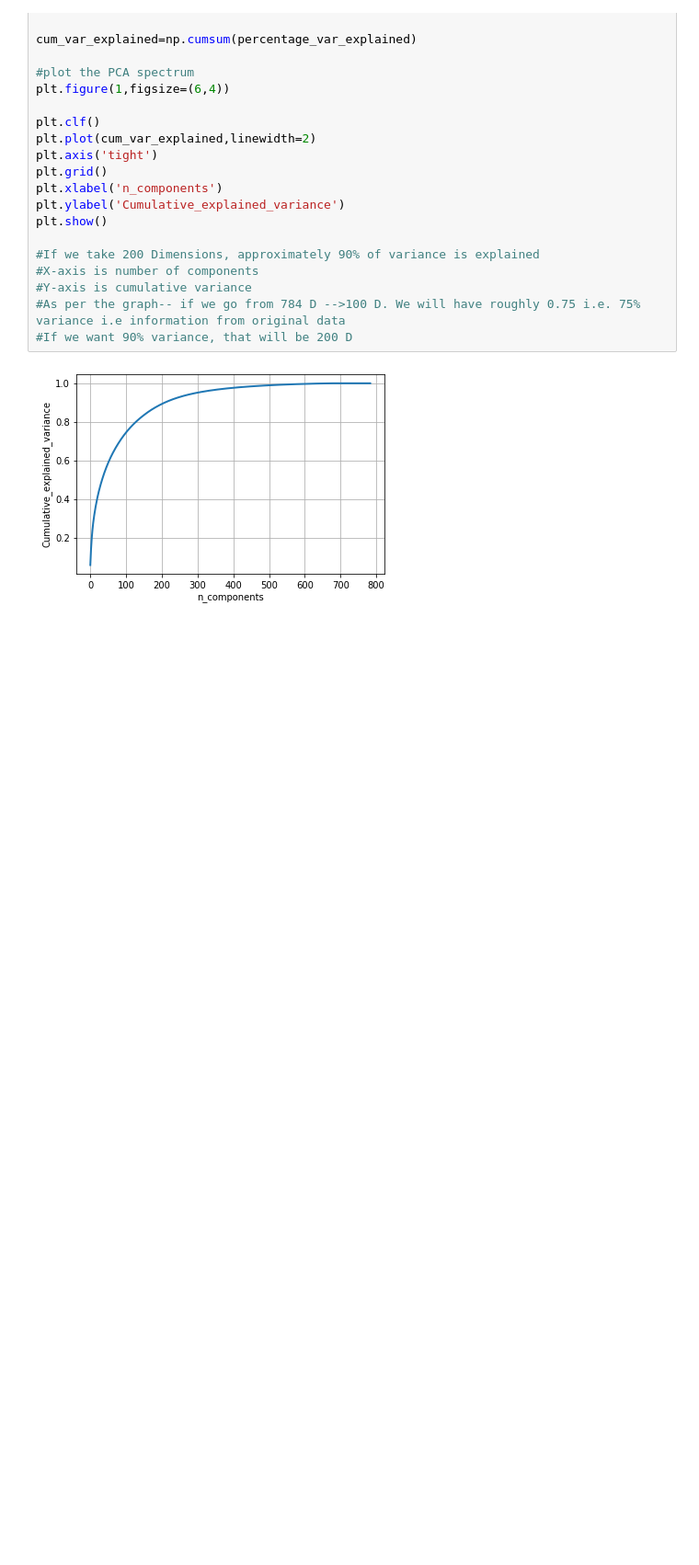
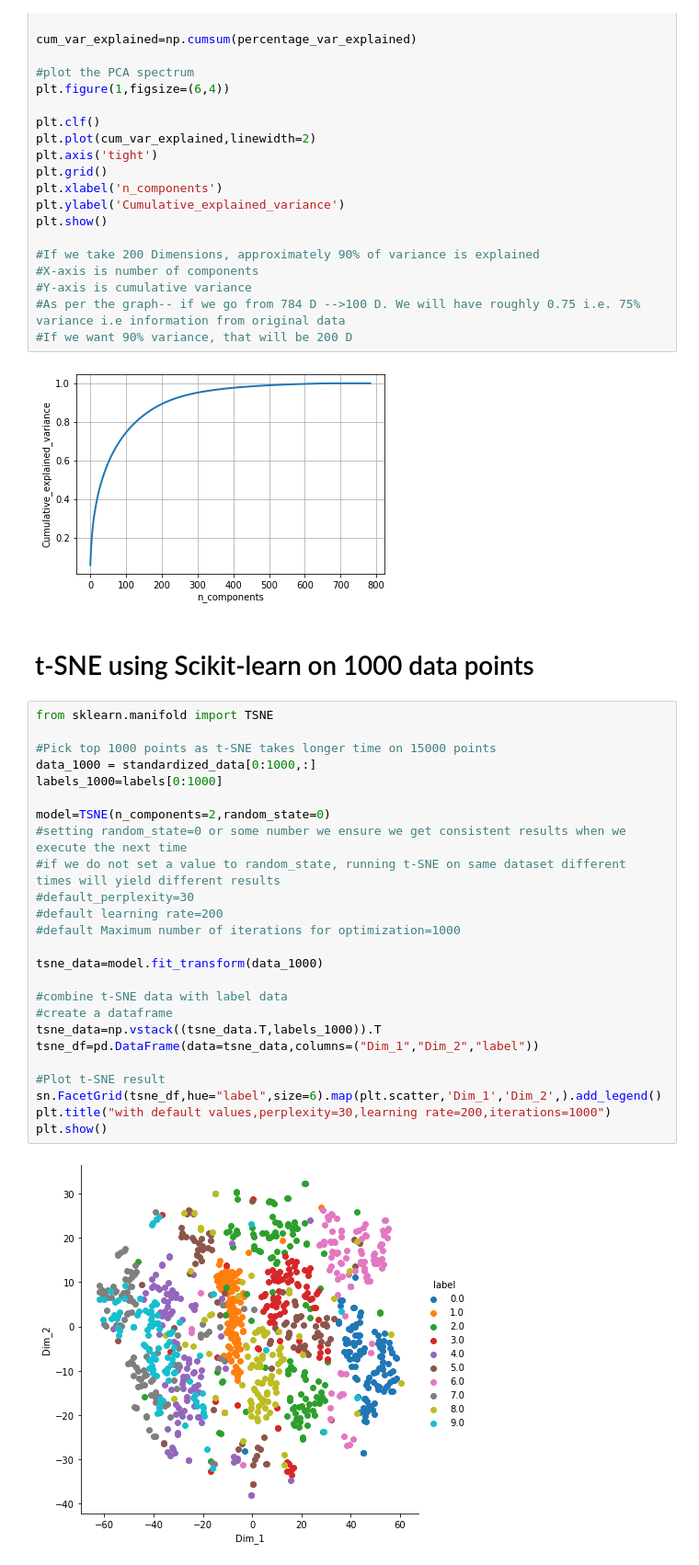
Before and after one commit to vedavd/FeatureEngineering, a Jupyter notebook: Dimensionality Reduction-L10.ipynb, the cells around one changed output. Shown: that part at 92% size. Saved outputs shown, nothing was run; the diff lists cells and outputs as text; blank space fills up the shorter version.

```diff
--- a/Dimensionality Reduction-L10.ipynb
+++ b/Dimensionality Reduction-L10.ipynb
@@ -240,3 +240,32 @@ plt.show()
 #If we want 90% variance, that will be 200 D
 # %% [output]
 [figure]
+# %% [markdown]
+# t-SNE using Scikit-learn on 1000 data points
+# %%
+from sklearn.manifold import TSNE
+
+#Pick top 1000 points as t-SNE takes longer time on 15000 points
+data_1000 = standardized_data[0:1000,:]
+labels_1000=labels[0:1000]
+
+model=TSNE(n_components=2,random_state=0)
+#setting random_state=0 or some number we ensure we get consistent results when we execute the next time
+#if we do not set a value to random_state, running t-SNE on same dataset different times will yield different results
+#default_perplexity=30
+#default learning rate=200
+#default Maximum number of iterations for optimization=1000
+
+tsne_data=model.fit_transform(data_1000)
+
+#combine t-SNE data with label data
+#create a dataframe
+tsne_data=np.vstack((tsne_data.T,labels_1000)).T
+tsne_df=pd.DataFrame(data=tsne_data,columns=("Dim_1","Dim_2","label"))
+
+#Plot t-SNE result
+sn.FacetGrid(tsne_df,hue="label",size=6).map(plt.scatter,'Dim_1','Dim_2',).add_legend()
+plt.title("with default values,perplexity=30,learning rate=200,iterations=1000")
+plt.show()
+# %% [output]
+[figure, added]
```
Also changed, not shown: parts of 5 cells of this notebook.
